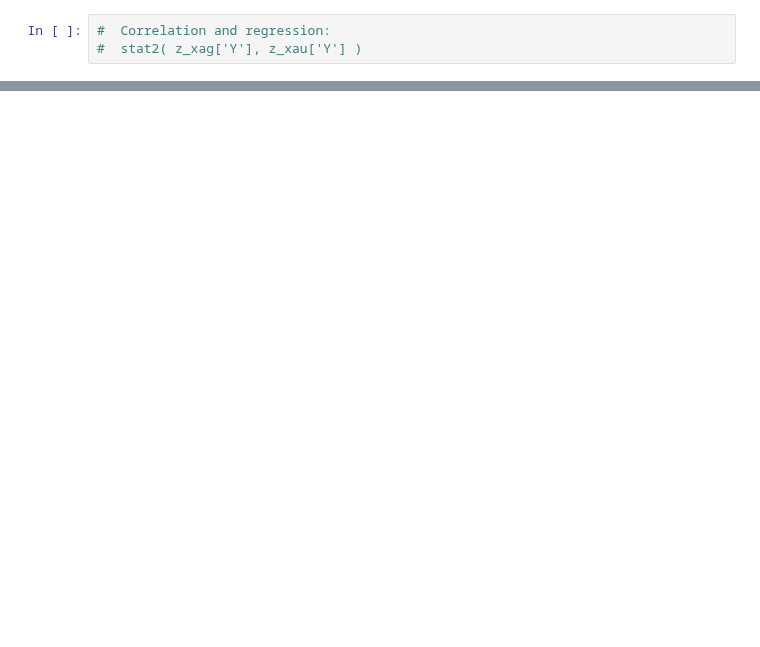
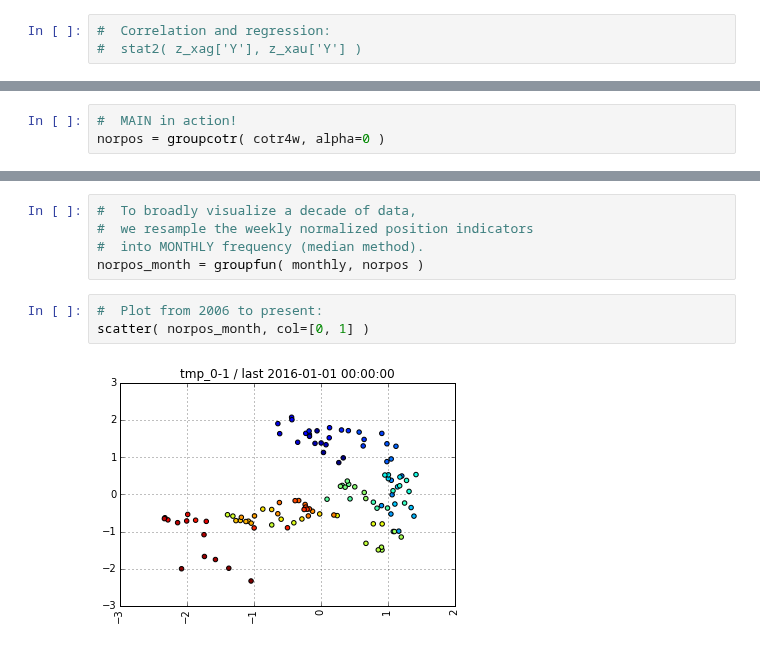
Before and after one commit to rsvp/fecon235, a Jupyter notebook: nb/qdl-COTR-positions.ipynb, the cells around one changed output, grey strips where cells are left out. Cells and saved outputs as stored; diff of their text form; blank space fills up the shorter version.

```diff
--- a/nb/qdl-COTR-positions.ipynb
+++ b/nb/qdl-COTR-positions.ipynb
@@ -335,0 +534,3 @@ In general, we hope that the position indicators are *not* correlated too closel
+# %%
+#  MAIN in action!
+norpos = groupcotr( cotr4w, alpha=0 )
@@ -335,0 +557,10 @@ In general, we hope that the position indicators are *not* correlated too closel
+# %%
+#  To broadly visualize a decade of data,
+#  we resample the weekly normalized position indicators
+#  into MONTHLY frequency (median method).
+norpos_month = groupfun( monthly, norpos )
+# %%
+#  Plot from 2006 to present:
+scatter( norpos_month, col=[0, 1] )
+# %% [output]
+[figure, added]
```
Also changed, not shown: parts of 63 cells of this notebook.
